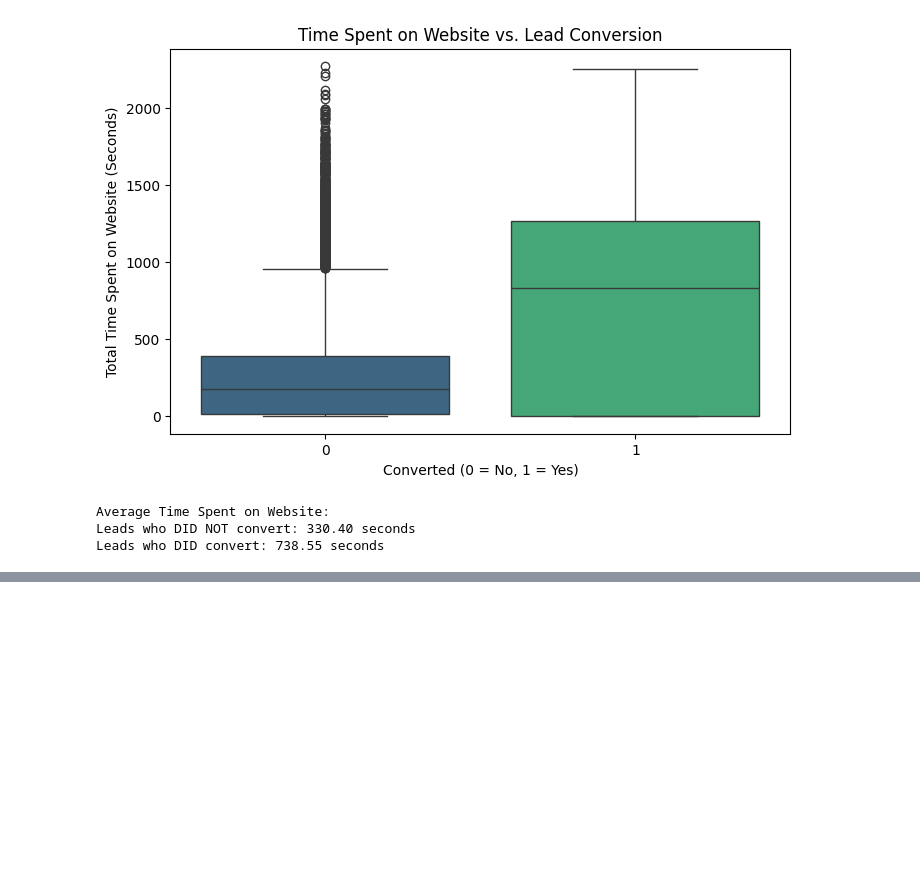
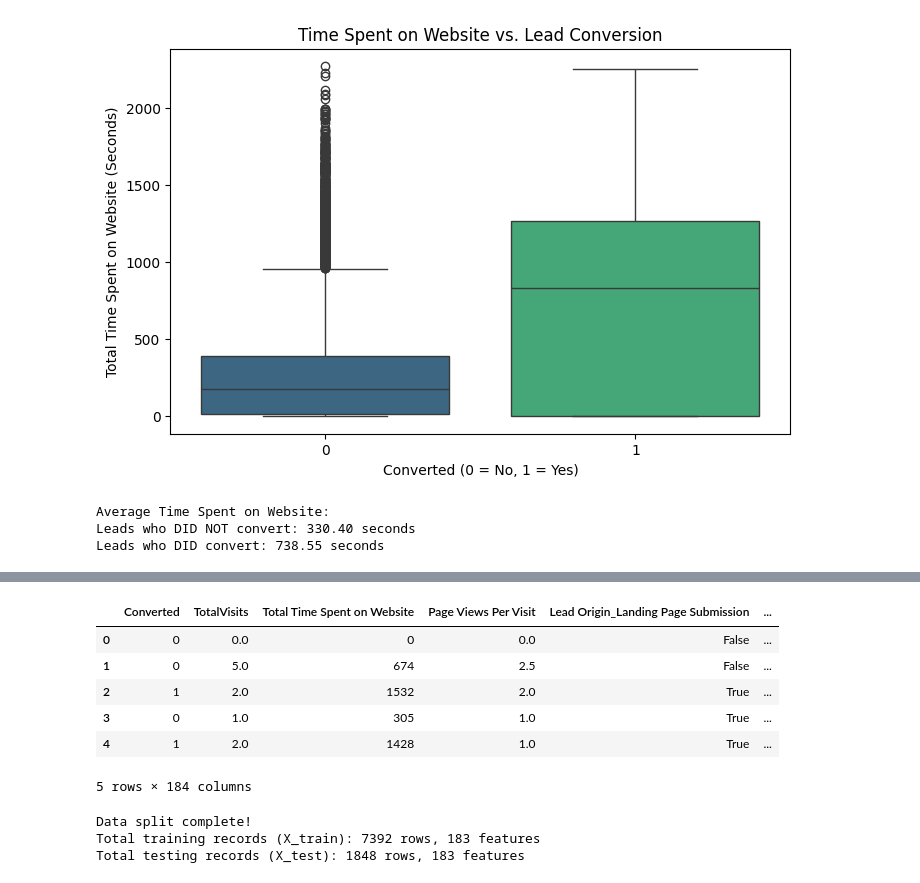
Before and after one commit to harshtatmute/AI-Sales-Agent-Project, a Jupyter notebook: Lead_Scoring_EDA.ipynb, the cells around one changed output, grey strips where cells are left out. Drawn from its saved outputs; the diff is of its cells as text; code cells hidden in the pictures; blank space fills up the shorter version.

Commit message:
Day 3: Done with train test spliting data

```diff
--- a/Lead_Scoring_EDA.ipynb
+++ b/Lead_Scoring_EDA.ipynb
@@ -175,0 +188,8 @@ Leads who DID convert: 738.55 seconds
+# %%
+# 2. Drop unique identifier columns that carry no predictive power
+# (We don't want the model trying to learn patterns from a random ID number)
+cols_to_drop = ['Prospect ID', 'Lead Number']
+df_cleaned = df.drop(columns=[col for col in cols_to_drop if col in df.columns])
+
+# Re-update categorical columns list after dropping ID features
+categorical_cols = df_cleaned.select_dtypes(include=['object']).columns
@@ -175,0 +199,7 @@ Leads who DID convert: 738.55 seconds
+# %%
+# 3. Perform One-Hot Encoding using pd.get_dummies
+df_encoded = pd.get_dummies(df_cleaned, columns=categorical_cols, drop_first=True)
+
+# 4. Verify the new structural shape of our data matrix
+print(f"\nOriginal shape after cleaning: {df_cleaned.shape}")
+print(f"New shape after One-Hot Encoding: {df_encoded.shape}")
@@ -175,0 +227,12 @@ Leads who DID convert: 738.55 seconds
+# %%
+df = df_encoded.copy()
+# %%
+df.head()
+# %% [output]
+|  | Converted | TotalVisits | Total Time Spent on Website | Page Views Per Visit | Lead Origin_Landing Page Submission | ... |
+| 0 | 0 | 0.0 | 0 | 0.0 | False | ... |
+| 1 | 0 | 5.0 | 674 | 2.5 | False | ... |
+| 2 | 1 | 2.0 | 1532 | 2.0 | True | ... |
+| 3 | 0 | 1.0 | 305 | 1.0 | True | ... |
+| 4 | 1 | 2.0 | 1428 | 1.0 | True | ... |
+5 rows × 184 columns
@@ -175,0 +248,9 @@ Leads who DID convert: 738.55 seconds
+# %%
+# 3. Print the shapes to confirm the split worked perfectly
+print("Data split complete!")
+print(f"Total training records (X_train): {X_train.shape[0]} rows, {X_train.shape[1]} features")
+print(f"Total testing records (X_test): {X_test.shape[0]} rows, {X_test.shape[1]} features")
+# %% [output]
+Data split complete!
+Total training records (X_train): 7392 rows, 183 features
+Total testing records (X_test): 1848 rows, 183 features
```
Also changed, not shown: parts of 8 cells of this notebook.
